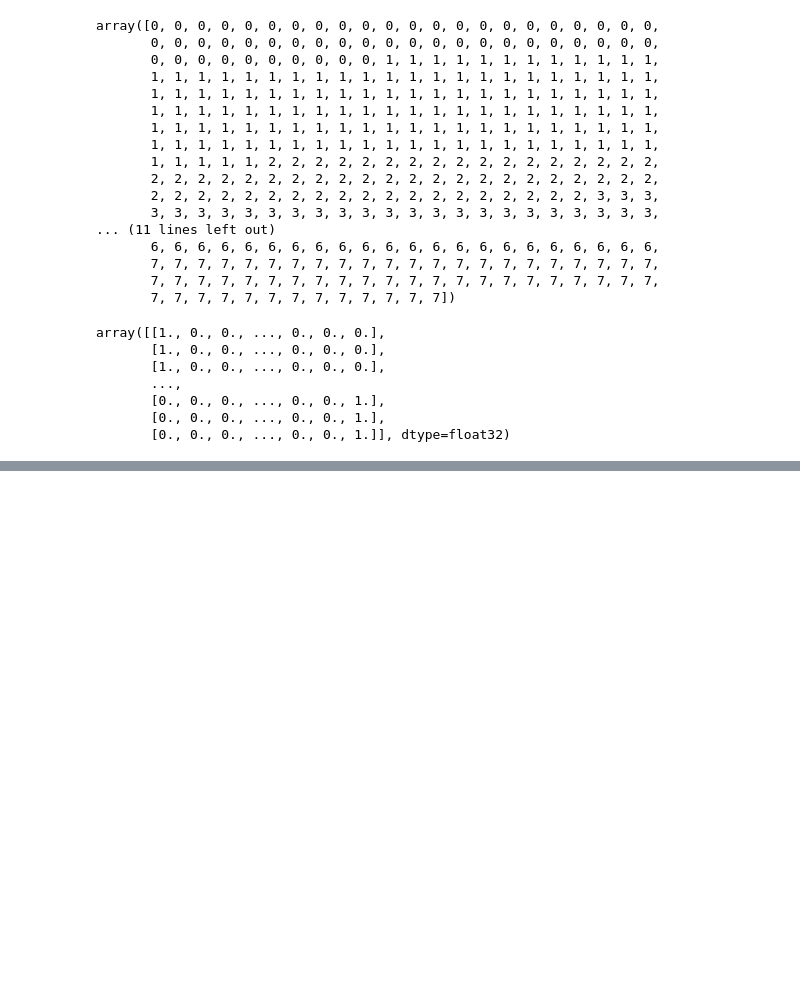
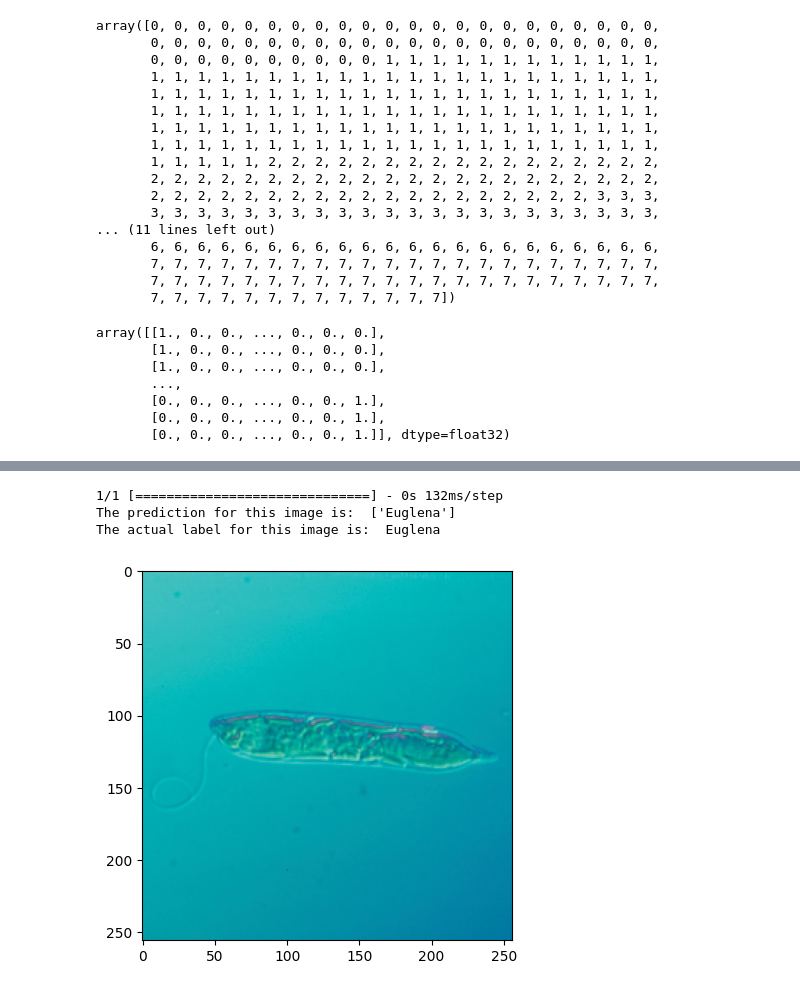
Before and after one commit to RafsanJany-44/Img_PreProcessing, a Jupyter notebook: VGG16/vgg16_rf.ipynb, the cells around one changed output, grey strips where cells are left out. Cells and saved outputs as stored; diff of their text form; code cells hidden in the pictures; blank space fills up the shorter version.

```diff
--- a/VGG16/vgg16_rf.ipynb
+++ b/VGG16/vgg16_rf.ipynb
@@ -144,0 +307,5 @@ _________________________________________________________________
+# %%
+#Now, let us use features from convolutional network for RF
+feature_extractor=VGG_model.predict(x_train)
+
+features = feature_extractor.reshape(feature_extractor.shape[0], -1)
@@ -144,0 +314,2 @@ _________________________________________________________________
+# %%
+X_for_RF = features #This is our X input to RF
@@ -144,0 +351,17 @@ _________________________________________________________________
+# %%
+#Check results on a few select images
+n=np.random.randint(0, x_test.shape[0])
+img = x_test[n]
+plt.imshow(img)
+input_img = np.expand_dims(img, axis=0) #Expand dims so the input is (num images, x, y, c)
+input_img_feature=VGG_model.predict(input_img)
+input_img_features=input_img_feature.reshape(input_img_feature.shape[0], -1)
+prediction_RF = RF_model.predict(input_img_features)[0]
+prediction_RF = le.inverse_transform([prediction_RF])  #Reverse the label encoder to original name
+print("The prediction for this image is: ", prediction_RF)
+print("The actual label for this image is: ", test_labels[n])
+# %% [output]
+1/1 [==============================] - 0s 132ms/step
+The prediction for this image is:  ['Euglena']
+The actual label for this image is:  Euglena
+[figure, added]
```
Also changed, not shown: parts of 12 cells of this notebook.
